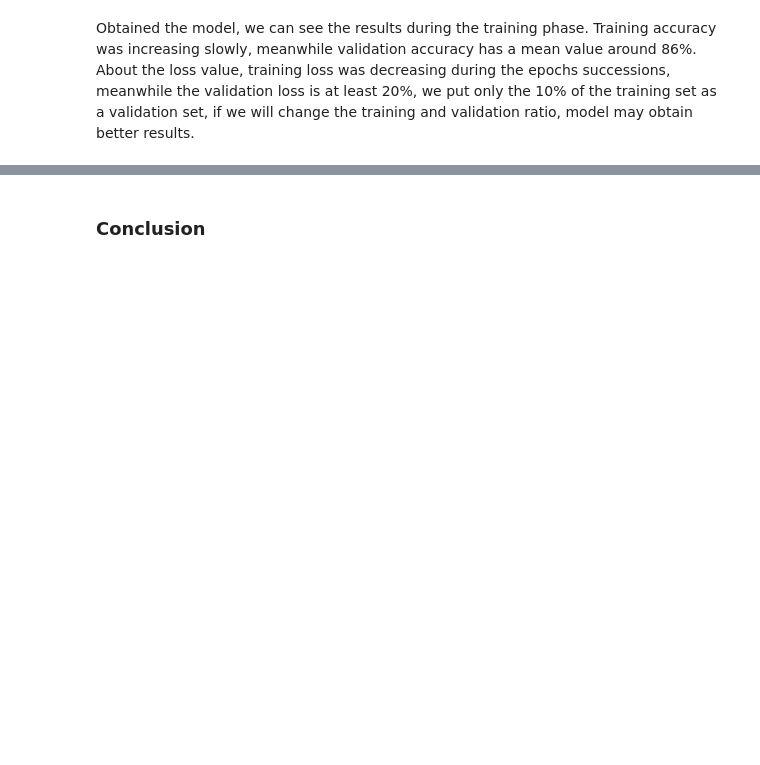
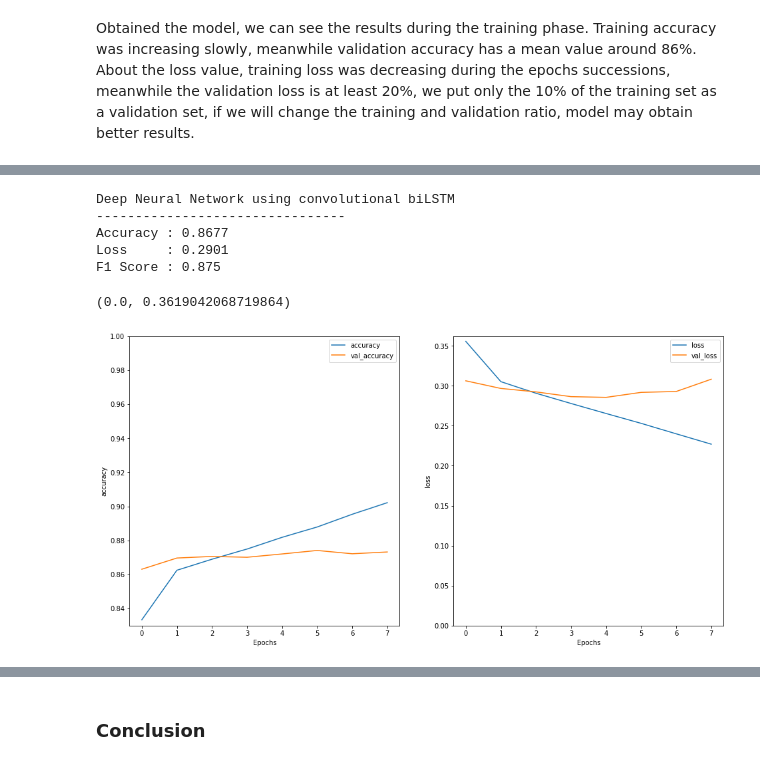
Before and after one commit to kode-git/sentiment-analysis-yelp, a Jupyter notebook: yelp.ipynb, the cells around one changed output, grey strips where cells are left out. Cells and saved outputs as stored; diff of their text form; code cells hidden in the pictures; blank space fills up the shorter version.

```diff
--- a/yelp.ipynb
+++ b/yelp.ipynb
@@ -564,7 +572,7 @@ df_balanced.head()
 # %% [markdown]
 #### Callbacks and additional metrics
 # %%
-es_loss_callback = keras.callbacks.EarlyStopping(monitor='loss', patience=2, verbose=0)
+es_loss_callback = keras.callbacks.EarlyStopping(monitor='val_loss', patience=3, verbose=0)
 # %% [markdown]
 #### Dataset splitting
 # %%
@@ -608,7 +616,7 @@ def bilstm_model():
         mask_zero=True),
     tf.keras.layers.Bidirectional(tf.keras.layers.LSTM(64)),
     tf.keras.layers.Dense(64, activation='relu'),
-    tf.keras.layers.Dense(1)
+    tf.keras.layers.Dense(1, activation='sigmoid')
 ])
 
     model.compile(loss=tf.keras.losses.BinaryCrossentropy(from_logits=True),
@@ -717,0 +791,24 @@ Obtained the model, we can see the results during the training phase. Training a
+# %%
+pred = model.predict(X_test)
+print("Deep Neural Network using convolutional biLSTM")
+print("--------------------------------")
+print(f"Accuracy : {round(test_acc,4)}")
+print(f"Loss     : {round(test_loss,4)}")
+print(f"F1 Score : {round(f1_score(list(y_test),prediction_score(pred)),4)}")
+# %% [output]
+Deep Neural Network using convolutional biLSTM
+--------------------------------
+Accuracy : 0.8677
+Loss     : 0.2901
+F1 Score : 0.875
+# %%
+plt.figure(figsize=(16, 8))
+plt.subplot(1, 2, 1)
+plot_graphs(history, 'accuracy')
+plt.ylim(None, 1)
+plt.subplot(1, 2, 2)
+plot_graphs(history, 'loss')
+plt.ylim(0, None)
+# %% [output]
+(0.0, 0.3619042068719864)
+[figure, added]
```
Also changed, not shown: parts of 48 cells of this notebook, 2 other files.
